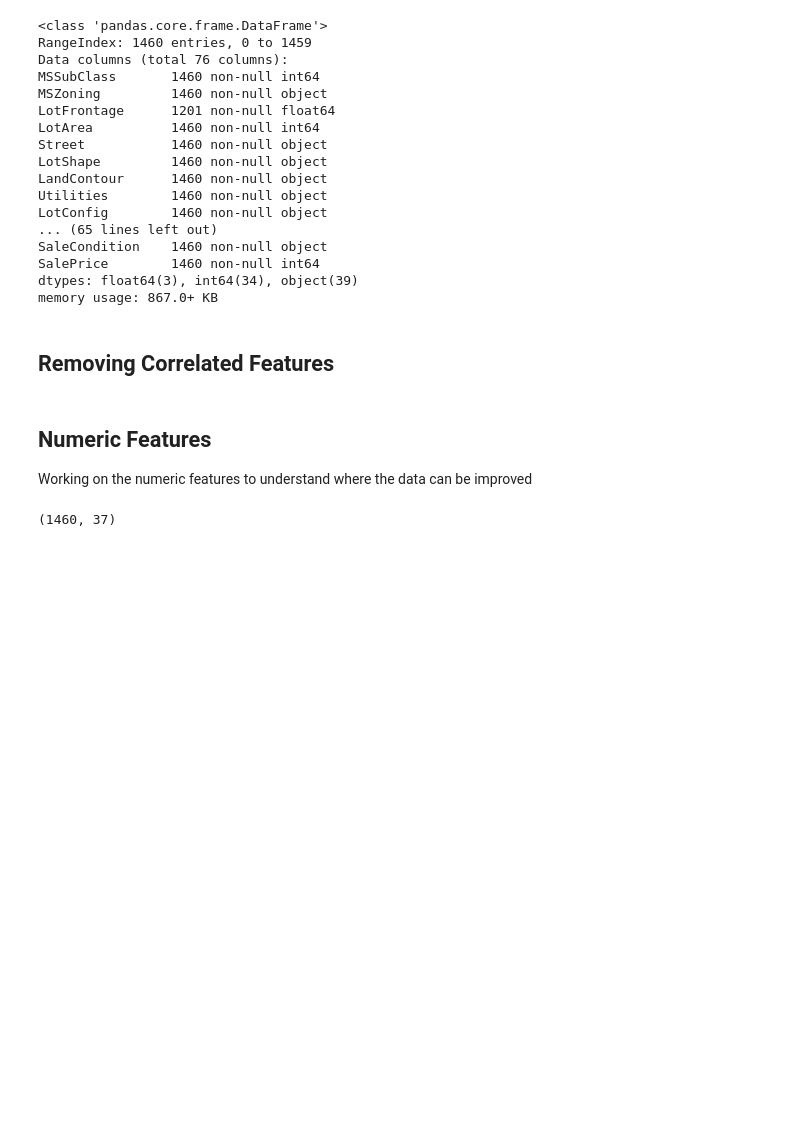
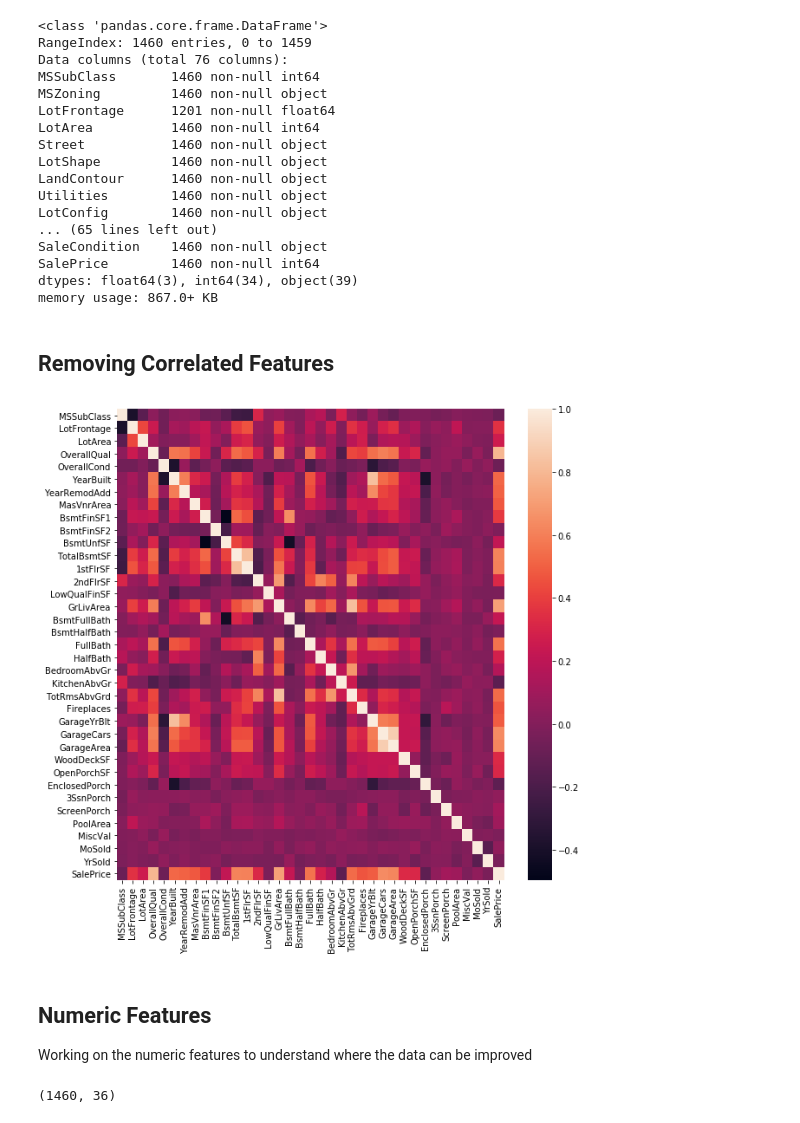
Before and after one commit to Ryan95Z/ml-house-prices, a Jupyter notebook: notebooks/House Prices - Feature Engineering.ipynb, the cells around one changed output. Saved outputs shown, nothing was run; the diff lists cells and outputs as text; code cells hidden in the pictures; blank space fills up the shorter version.

Commit message:
started to look at ways to perform feature selection on the dataset

```diff
--- a/notebooks/House Prices - Feature Engineering.ipynb
+++ b/notebooks/House Prices - Feature Engineering.ipynb
@@ -77,12 +77,18 @@ dtypes: float64(3), int64(34), object(39)
 memory usage: 867.0+ KB
 # %% [markdown]
 ## Removing Correlated Features
+# %%
+import seaborn as sns
+import matplotlib.pyplot as plt
+
+corr = training_data_df.corr()
+
+plt.figure(figsize=(10, 10))
+sns.heatmap(corr)
+plt.show()
+# %% [output]
+[figure, added]
 # %% [markdown]
 ## Numeric Features
 
 Working on the numeric features to understand where the data can be improved
-# %%
-numeric_data_df = training_data_df.select_dtypes(['int64', 'float64'])
-numeric_data_df.shape
-# %% [output]
-(1460, 37)
@@ -90,0 +95,11 @@ numeric_cols = numeric_data_df.columns
+# %%
+TARGET_FEATURE = 'SalePrice'
+
+numeric_data_df = training_data_df.select_dtypes(['int64', 'float64'])
+numeric_data_df = numeric_data_df.drop(TARGET_FEATURE, axis=1)
+
+y = training_data_df.drop(TARGET_FEATURE, axis=1)
+
+numeric_data_df.shape
+# %% [output]
+(1460, 36)
```
Also changed, not shown: parts of 5 cells of this notebook.
